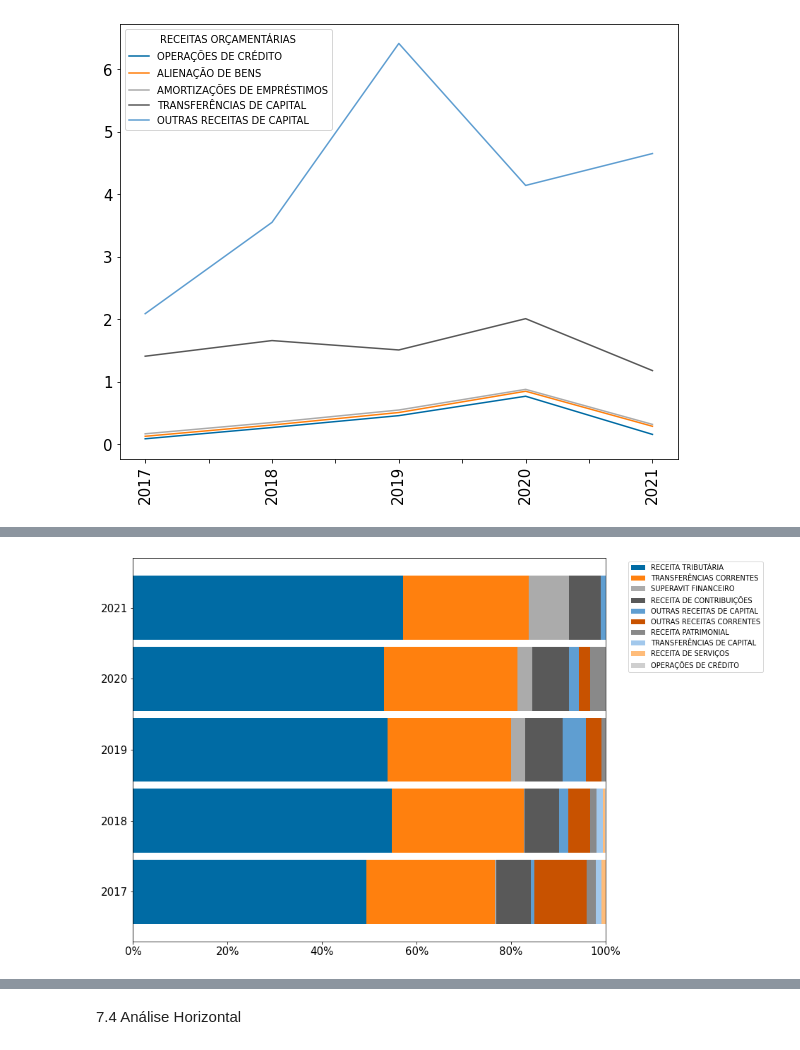
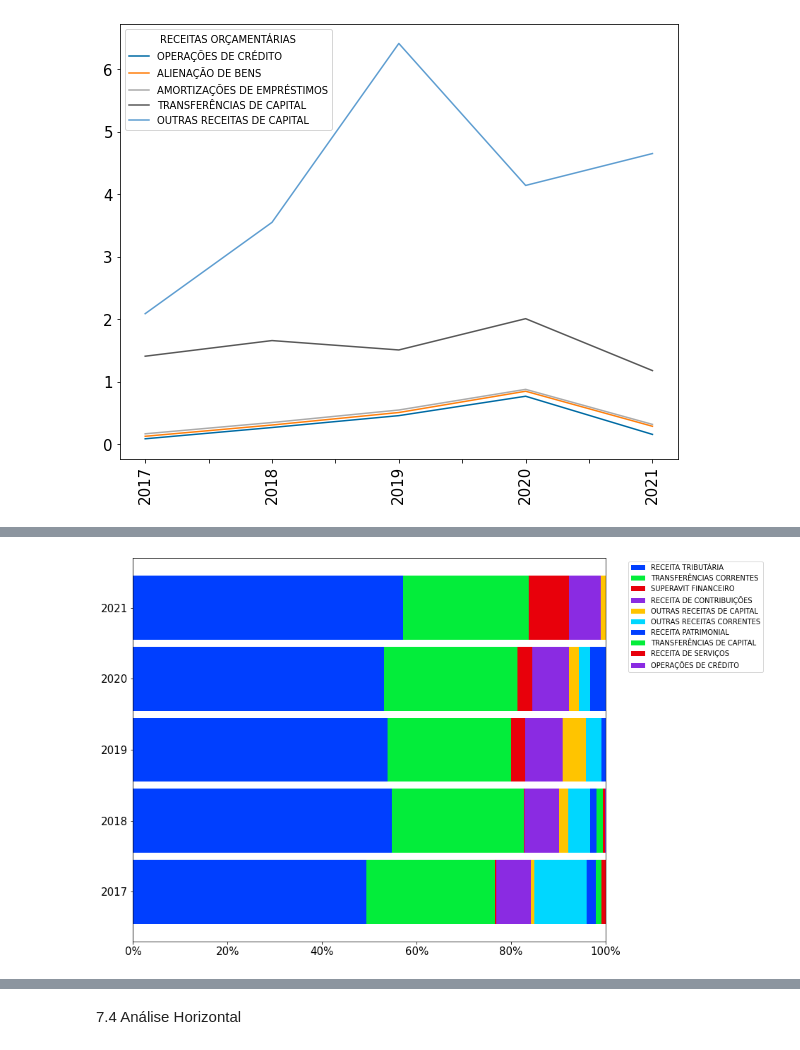
Before and after one commit to carolfazani/orcamento_sp, a Jupyter notebook: Preparando_os_dados.ipynb, the cells around one changed output, grey strips where cells are left out. Saved outputs shown, nothing was run; the diff lists cells and outputs as text; code cells hidden in the pictures.

```diff
--- a/Preparando_os_dados.ipynb
+++ b/Preparando_os_dados.ipynb
@@ -896,25 +895,26 @@ df_av = df_av.drop(columns=['RECEITA AGROPECUÁRIA','OPERAÇÕES DE CRÉDITO INT
 # %%
 
 df_av =df_av.T
 #colors = [ 'orangered','sandybrown', 'saddlebrown',  'tan', 'orange',  'orangered','sandybrown', 'lightgray',  'darkgrey', 'grey']
 df_av = df_av.sort_values(by=['2021'], ascending=False)
 df_av =df_av.T
 
 
 
 
 df_av.plot(kind="barh",stacked=True, width=0.9, figsize=(12,10))
-plt.style.use('tableau-colorblind10')
+plt.style.use('seaborn-bright')
 plt.xlim(0, 100)
 plt.xticks(fontsize=15)
 
 
 #coloca o sinal %
 current_values = plt.gca().get_xticks()
 plt.gca().set_xticklabels([f'{x.astype(int)}%' for x in current_values])
 
 #coloca a legenda fora dp gráfico
 plt.legend(bbox_to_anchor=(1.04,1), loc="upper left")
 plt.savefig('grafico8.png', transparent= True, bbox_inches='tight')
+df_av.to_csv("df_av.csv", index='False')
 # %% [output]
-[figure, old version]
+[figure, new version]
```
Also changed, not shown: parts of 6 cells of this notebook.
